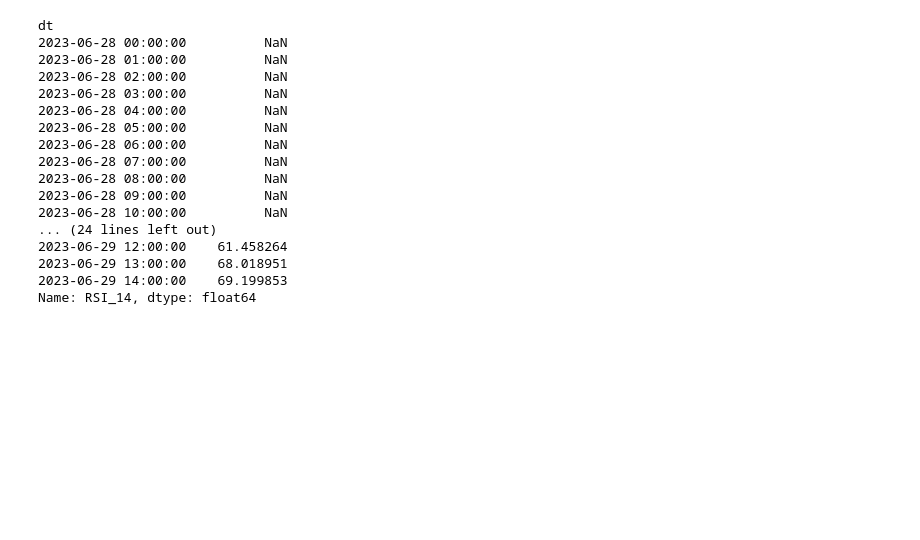
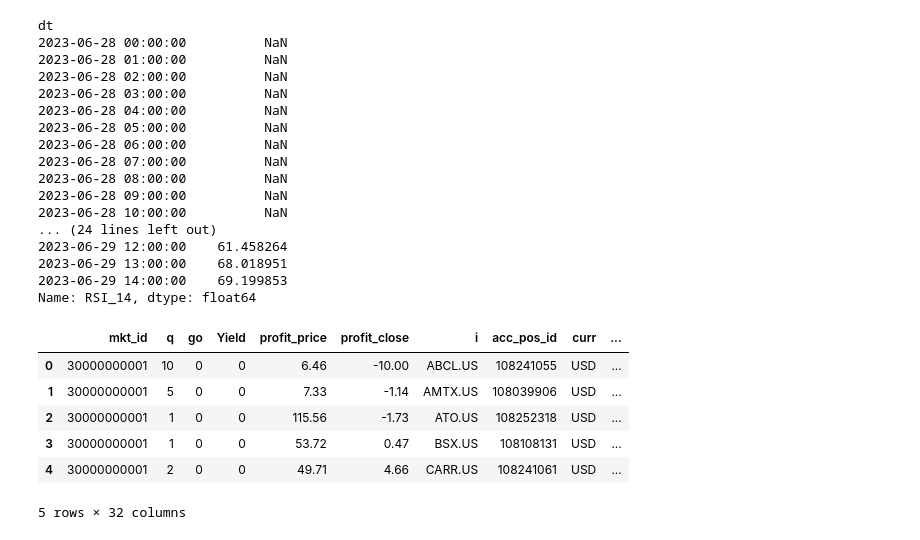
Before and after one commit to kravchukpetr/FinanceProject, a Jupyter notebook: ipynb/Load Ticks.ipynb, the cells around one changed output. Saved outputs shown, nothing was run; the diff lists cells and outputs as text; code cells hidden in the pictures; blank space fills up the shorter version.

```diff
--- a/ipynb/Load Ticks.ipynb
+++ b/ipynb/Load Ticks.ipynb
@@ -250,0 +267,10 @@ Name: RSI_14, dtype: float64
+# %%
+df_pos.head()
+# %% [output]
+|  | mkt_id | q | go | Yield | profit_price | profit_close | i | acc_pos_id | curr | ... |
+| 0 | 30000000001 | 10 | 0 | 0 | 6.46 | -10.00 | ABCL.US | 108241055 | USD | ... |
+| 1 | 30000000001 | 5 | 0 | 0 | 7.33 | -1.14 | AMTX.US | 108039906 | USD | ... |
+| 2 | 30000000001 | 1 | 0 | 0 | 115.56 | -1.73 | ATO.US | 108252318 | USD | ... |
+| 3 | 30000000001 | 1 | 0 | 0 | 53.72 | 0.47 | BSX.US | 108108131 | USD | ... |
+| 4 | 30000000001 | 2 | 0 | 0 | 49.71 | 4.66 | CARR.US | 108241061 | USD | ... |
+5 rows × 32 columns
```
Also changed, not shown: parts of 19 cells of this notebook, 3 other files.
